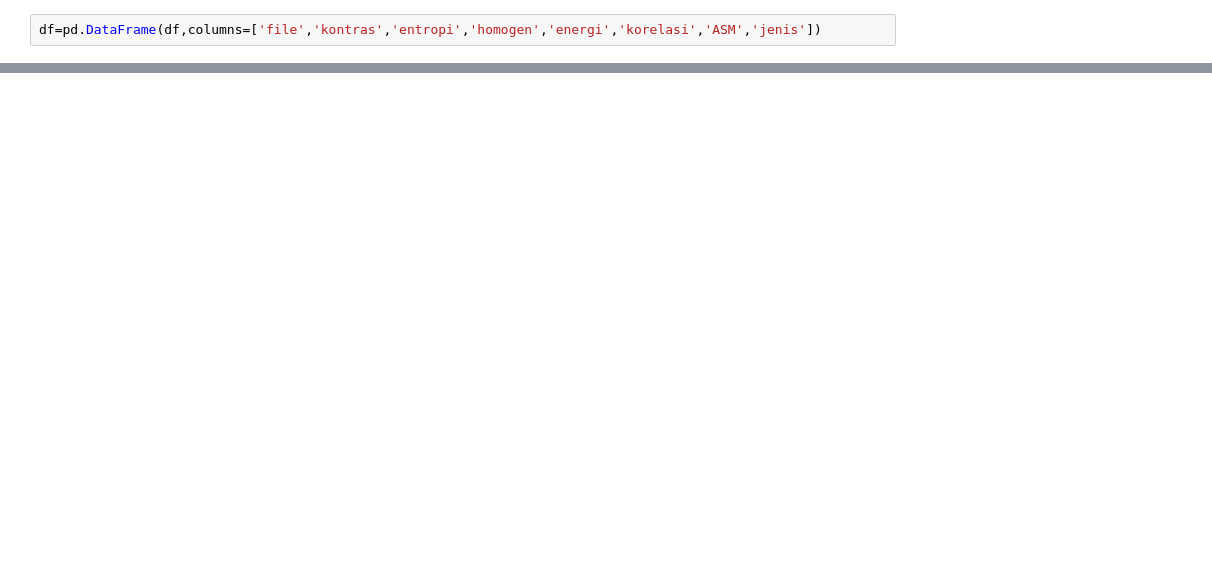
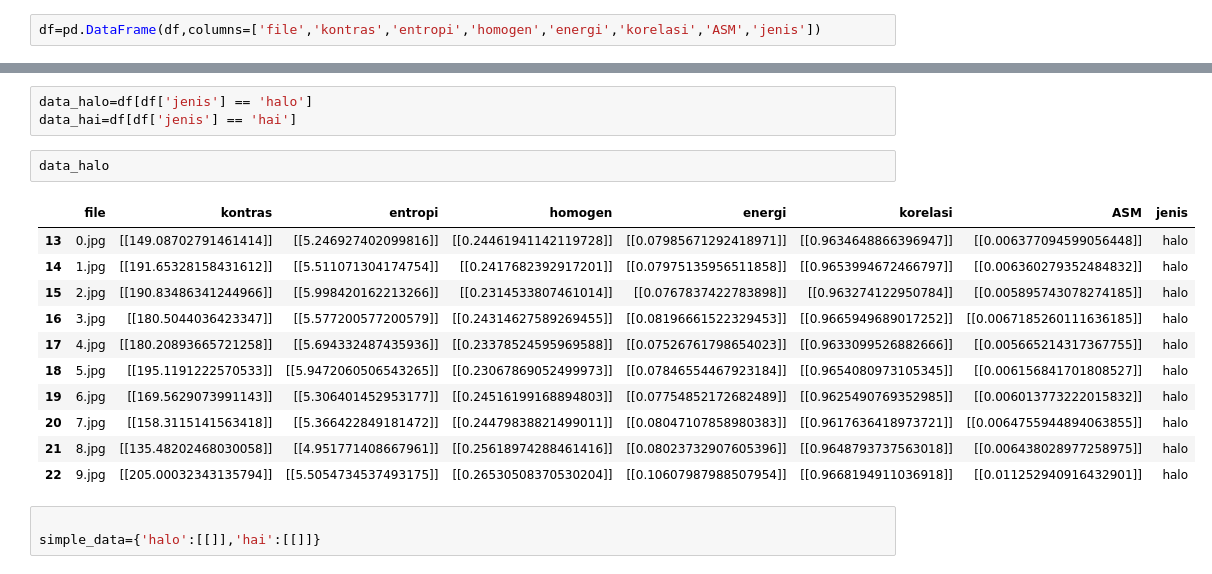
Before and after one commit to IritaSee/octave_study, a Jupyter notebook: halohai/halohai_glcm.ipynb, the cells around one changed output, grey strips where cells are left out. Saved outputs shown, nothing was run; the diff lists cells and outputs as text; blank space fills up the shorter version.

```diff
--- a/halohai/halohai_glcm.ipynb
+++ b/halohai/halohai_glcm.ipynb
@@ -157,0 +155,20 @@ df
+# %%
+data_halo=df[df['jenis'] == 'halo']
+data_hai=df[df['jenis'] == 'hai']
+# %%
+data_halo
+# %% [output]
+|  | file | kontras | entropi | homogen | energi | korelasi | ASM | jenis |
+| 13 | 0.jpg | [[149.08702791461414]] | [[5.246927402099816]] | [[0.24461941142119728]] | [[0.07985671292418971]] | [[0.9634648866396947]] | [[0.006377094599056448]] | halo |
+| 14 | 1.jpg | [[191.65328158431612]] | [[5.511071304174754]] | [[0.2417682392917201]] | [[0.07975135956511858]] | [[0.9653994672466797]] | [[0.006360279352484832]] | halo |
+| 15 | 2.jpg | [[190.83486341244966]] | [[5.998420162213266]] | [[0.2314533807461014]] | [[0.0767837422783898]] | [[0.963274122950784]] | [[0.005895743078274185]] | halo |
+| 16 | 3.jpg | [[180.5044036423347]] | [[5.577200577200579]] | [[0.24314627589269455]] | [[0.08196661522329453]] | [[0.9665949689017252]] | [[0.0067185260111636185]] | halo |
+| 17 | 4.jpg | [[180.20893665721258]] | [[5.694332487435936]] | [[0.23378524595969588]] | [[0.07526761798654023]] | [[0.9633099526882666]] | [[0.005665214317367755]] | halo |
+| 18 | 5.jpg | [[195.1191222570533]] | [[5.9472060506543265]] | [[0.23067869052499973]] | [[0.07846554467923184]] | [[0.9654080973105345]] | [[0.006156841701808527]] | halo |
+| 19 | 6.jpg | [[169.5629073991143]] | [[5.306401452953177]] | [[0.24516199168894803]] | [[0.07754852172682489]] | [[0.9625490769352985]] | [[0.006013773222015832]] | halo |
+| 20 | 7.jpg | [[158.3115141563418]] | [[5.366422849181472]] | [[0.24479838821499011]] | [[0.08047107858980383]] | [[0.9617636418973721]] | [[0.0064755944894063855]] | halo |
+| 21 | 8.jpg | [[135.48202468030058]] | [[4.951771408667961]] | [[0.25618974288461416]] | [[0.08023732907605396]] | [[0.9648793737563018]] | [[0.006438028977258975]] | halo |
+| 22 | 9.jpg | [[205.00032343135794]] | [[5.5054734537493175]] | [[0.26530508370530204]] | [[0.10607987988507954]] | [[0.9668194911036918]] | [[0.011252940916432901]] | halo |
+# %%
+
+simple_data={'halo':[[]],'hai':[[]]}
```
Also changed, not shown: parts of 6 cells of this notebook, 44 other files.
